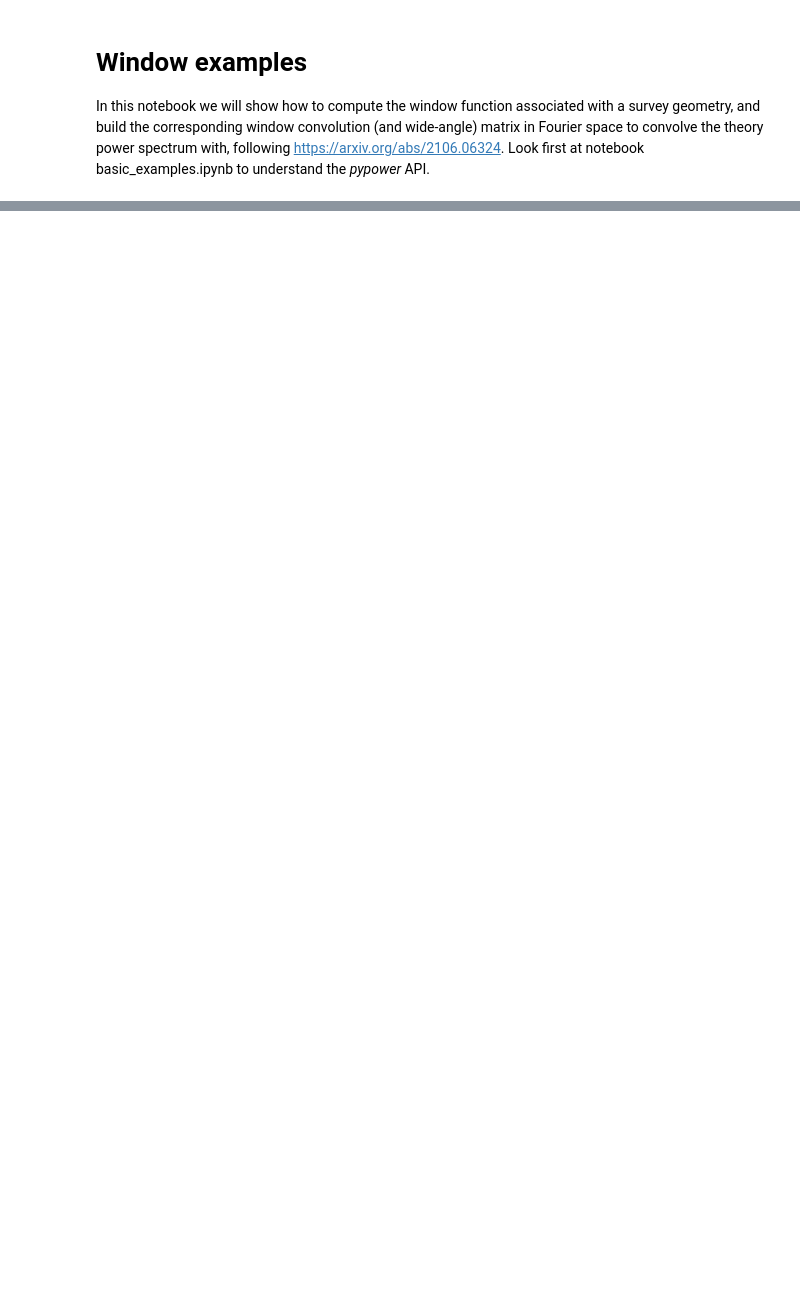
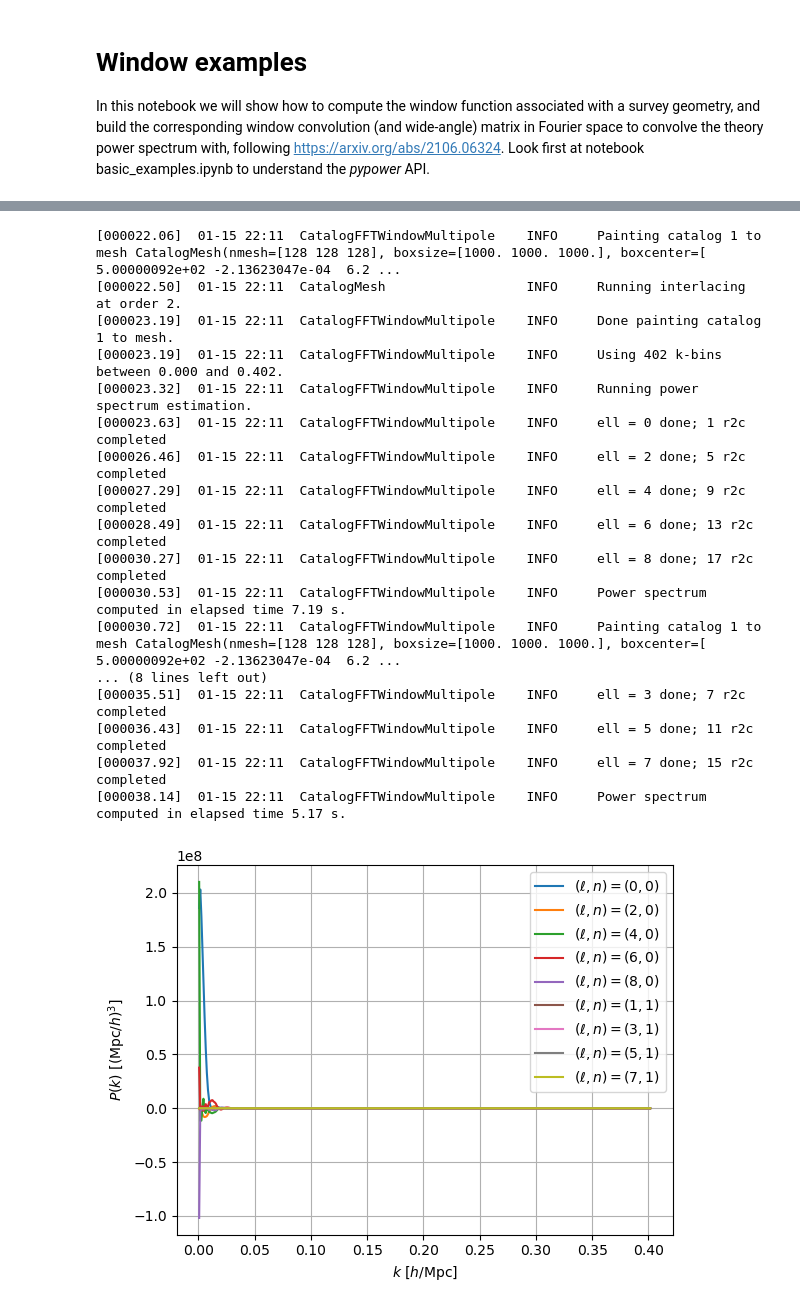
Before and after one commit to cosmodesi/pypower, a Jupyter notebook: nb/window_examples.ipynb, the cells around one changed output, grey strips where cells are left out. Saved outputs shown, nothing was run; the diff lists cells and outputs as text; code cells hidden in the pictures; blank space fills up the shorter version.

```diff
--- a/nb/window_examples.ipynb
+++ b/nb/window_examples.ipynb
@@ -104,0 +119,33 @@ plt.show()
+# %%
+window2 = CatalogFFTWindowMultipole(randoms_positions1=randoms_positions, randoms_weights1=randoms_weights,
+                                    power_ref=poles, edges=edges, boxsize=1000., position_type='pos', dtype='f4').poles
+window = PowerSpectrumWindowMultipole.concatenate_x(window1, window2)
+
+ax = plt.gca()
+for iproj, proj in enumerate(window.projs):
+    ax.plot(window.k, window(proj=proj, complex=False), label=proj.latex(inline=True))
+ax.legend(loc=1)
+ax.grid(True)
+ax.set_xlabel('$k$ [$h/\mathrm{Mpc}$]')
+ax.set_ylabel(r'$P(k)$ [$(\mathrm{Mpc}/h)^{3}$]')
+plt.show()
+# Notice the increased k-range
+# %% [output]
+[000022.06]  01-15 22:11  CatalogFFTWindowMultipole    INFO     Painting catalog 1 to mesh CatalogMesh(nmesh=[128 128 128], boxsize=[1000. 1000. 1000.], boxcenter=[ 5.00000092e+02 -2.13623047e-04  6.2 ...
+[000022.50]  01-15 22:11  CatalogMesh                  INFO     Running interlacing at order 2.
+[000023.19]  01-15 22:11  CatalogFFTWindowMultipole    INFO     Done painting catalog 1 to mesh.
+[000023.19]  01-15 22:11  CatalogFFTWindowMultipole    INFO     Using 402 k-bins between 0.000 and 0.402.
+[000023.32]  01-15 22:11  CatalogFFTWindowMultipole    INFO     Running power spectrum estimation.
+[000023.63]  01-15 22:11  CatalogFFTWindowMultipole    INFO     ell = 0 done; 1 r2c completed
+[000026.46]  01-15 22:11  CatalogFFTWindowMultipole    INFO     ell = 2 done; 5 r2c completed
+[000027.29]  01-15 22:11  CatalogFFTWindowMultipole    INFO     ell = 4 done; 9 r2c completed
+[000028.49]  01-15 22:11  CatalogFFTWindowMultipole    INFO     ell = 6 done; 13 r2c completed
+[000030.27]  01-15 22:11  CatalogFFTWindowMultipole    INFO     ell = 8 done; 17 r2c completed
+[000030.53]  01-15 22:11  CatalogFFTWindowMultipole    INFO     Power spectrum computed in elapsed time 7.19 s.
+[000030.72]  01-15 22:11  CatalogFFTWindowMultipole    INFO     Painting catalog 1 to mesh CatalogMesh(nmesh=[128 128 128], boxsize=[1000. 1000. 1000.], boxcenter=[ 5.00000092e+02 -2.13623047e-04  6.2 ...
+... (8 lines left out)
+[000035.51]  01-15 22:11  CatalogFFTWindowMultipole    INFO     ell = 3 done; 7 r2c completed
+[000036.43]  01-15 22:11  CatalogFFTWindowMultipole    INFO     ell = 5 done; 11 r2c completed
+[000037.92]  01-15 22:11  CatalogFFTWindowMultipole    INFO     ell = 7 done; 15 r2c completed
+[000038.14]  01-15 22:11  CatalogFFTWindowMultipole    INFO     Power spectrum computed in elapsed time 5.17 s.
+[figure, added]
```
Also changed, not shown: parts of 21 cells of this notebook, 12 other files.
